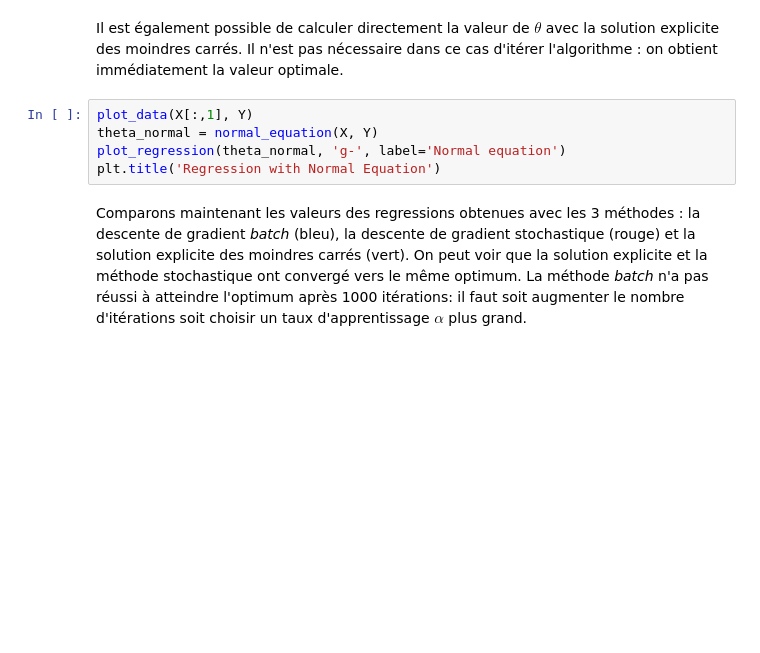
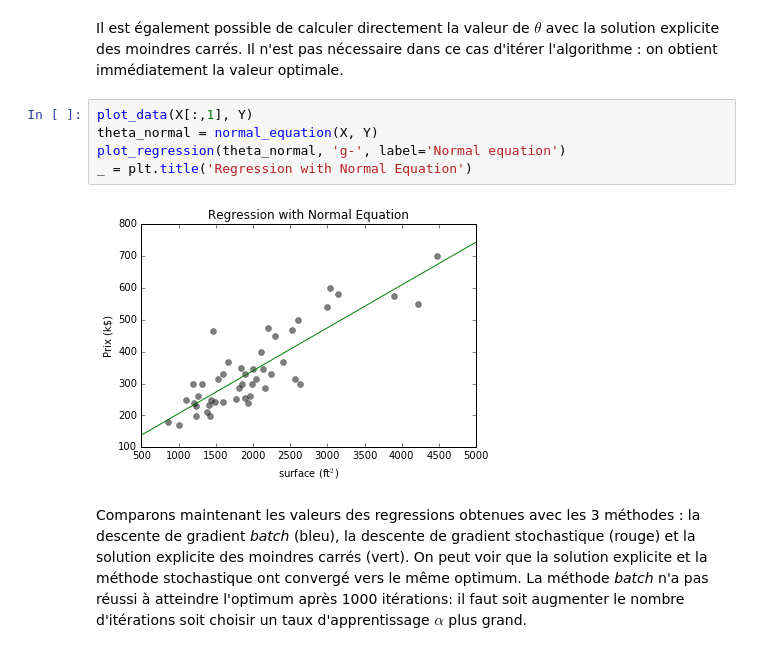
Before and after one commit to sylvchev/coursMLpython, a Jupyter notebook: 3a-RegressionLineaire-Immobilier.ipynb, the cells around one changed output. Saved outputs shown, nothing was run; the diff lists cells and outputs as text; blank space fills up the shorter version.

```diff
--- a/3a-RegressionLineaire-Immobilier.ipynb
+++ b/3a-RegressionLineaire-Immobilier.ipynb
@@ -238,8 +250,10 @@ Il est également possible de calculer directement la valeur de $\theta$ avec la
 # %%
 plot_data(X[:,1], Y)
 theta_normal = normal_equation(X, Y)
 plot_regression(theta_normal, 'g-', label='Normal equation')
-plt.title('Regression with Normal Equation')
+_ = plt.title('Regression with Normal Equation')
+# %% [output]
+[figure, added]
 # %% [markdown]
 Comparons maintenant les valeurs des regressions obtenues avec les 3 méthodes : la descente de gradient *batch* (bleu), la descente de gradient stochastique (rouge) et la solution explicite des moindres carrés (vert). On peut voir que la solution explicite et la méthode stochastique ont convergé vers le même optimum. La méthode *batch* n'a pas réussi à atteindre l'optimum après 1000 itérations: il faut soit augmenter le nombre d'itérations soit choisir un taux d'apprentissage $\alpha$ plus grand.
 # %%
```
Also changed, not shown: parts of 13 cells of this notebook, 1 other file.
